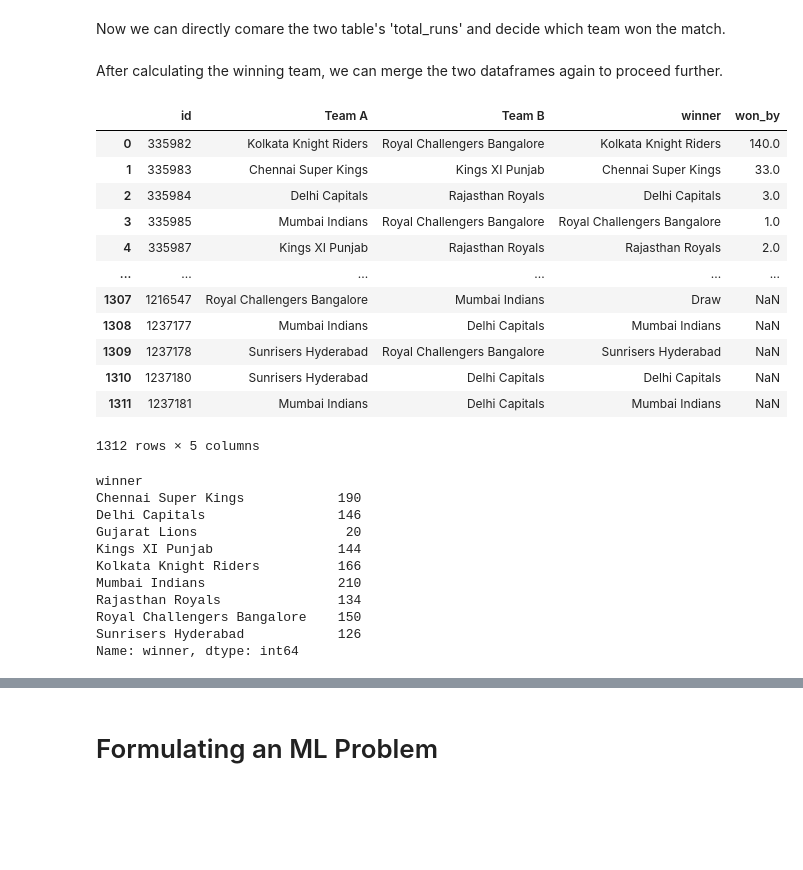
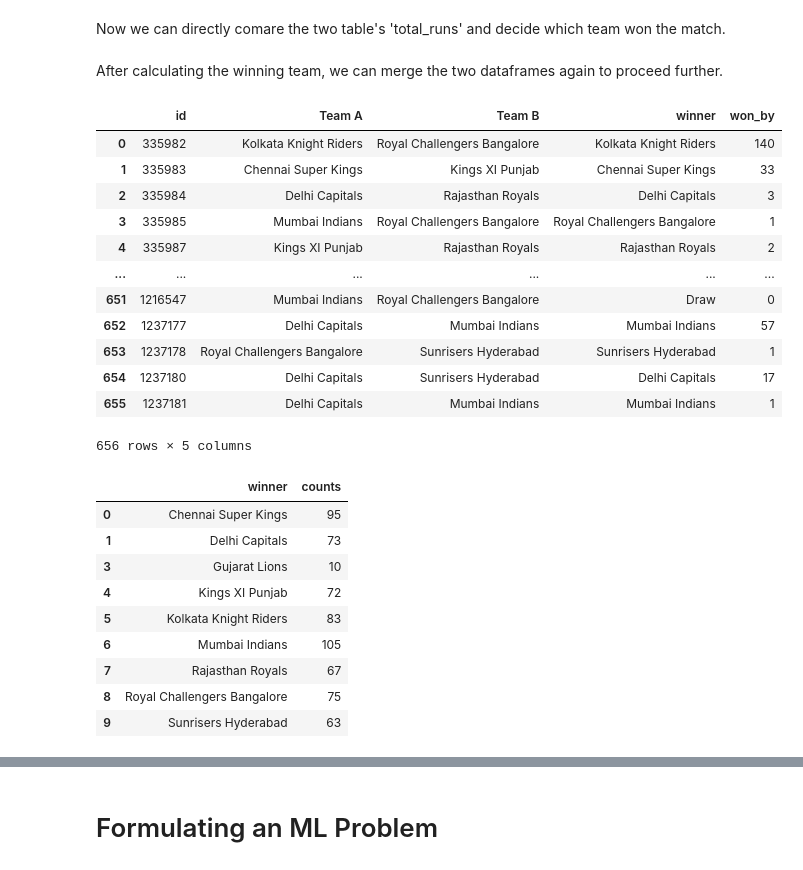
Before and after one commit to Rohanjos97/data-mining-asignments, a Jupyter notebook: IT496_Introduction_to Data_Mining _Lab Assignment_01.ipynb, the cells around one changed output, grey strips where cells are left out. Drawn from its saved outputs; the diff is of its cells as text; code cells hidden in the pictures; blank space fills up the shorter version.

```diff
--- a/IT496_Introduction_to Data_Mining _Lab Assignment_01.ipynb
+++ b/IT496_Introduction_to Data_Mining _Lab Assignment_01.ipynb
@@ -505,7 +614,7 @@ First, we will calclulate the total runs scored by the teams in each matches pla
 <br>
 If we look closely, the data in first 2 rows is having same ids but the position of 'batting_team' and 'bowling_team' is interchanged. This will help us determine which batting team scored how many runs against opposing team.
 # %%
-total_runs_in_match = df.groupby(['id','batting_team','bowling_team']).sum()
+total_runs_in_match = df.groupby(['id','batting_team','bowling_team']).sum().drop('ball', axis=1)
 
 # we don't need the data about over and inningsn, since our calculation is based on total runs scored by a team.
 total_runs_in_match = total_runs_in_match.drop(labels=['inning','over'],axis=1).reset_index()
@@ -567,61 +676,59 @@ Now we can directly comare the two table's 'total_runs' and decide which team wo
 <br><br>
 After calculating the winning team, we can merge the two dataframes again to proceed further.
 # %%
-
 length = len(df1)
 
 for itr in range (0, length):
   # compare ids of both dataframe to check if same teams are facing off each other
   if(df1.loc[itr, 'id'] == df2.loc[itr, 'id']):
     # Team A wins the game
     if(df1.loc[itr, 'total_runs'] > df2.loc[itr, 'total_runs']):
         winner = df1.loc[itr, 'batting_team']
         df1.at[itr, 'winner'] = winner
         df2.at[itr, 'winner'] = winner
     # Team B wins the game
     elif(df1.loc[itr, 'total_runs'] < df2.loc[itr, 'total_runs']):
         winner = df2.loc[itr, 'batting_team']
         df2.at[itr, 'winner'] = winner
         df1.at[itr, 'winner'] = winner
 
     else:
         df1.at[itr, 'winner'] = 'Draw'
         df2.at[itr, 'winner'] = 'Draw'
 
 # merging the two tables again
-winner_team_data = pd.merge(df1, df2, how= 'outer')
+winner_team_data = pd.merge(df1, df2, how= 'left')
 winner_team_data['won_by']= abs(df1['total_runs']-df2['total_runs'])
 
-winner_team_data = winner_team_data.drop(labels=['ball', 'batsman_runs', 'extra_runs', 'total_runs', 'non_boundary', 'is_wicket'], axis=1).drop('index',axis=1)
+winner_team_data = winner_team_data.drop(labels=['batsman_runs', 'extra_runs', 'total_runs', 'non_boundary', 'is_wicket'], axis=1).drop('index',axis=1)
 winner_team_data = winner_team_data.rename(columns={'batting_team': 'Team A', 'bowling_team': 'Team B'})
 winner_team_data
 # %% [output]
 |  | id | Team A | Team B | winner | won_by |
-| 0 | 335982 | Kolkata Knight Riders | Royal Challengers Bangalore | Kolkata Knight Riders | 140.0 |
-| 1 | 335983 | Chennai Super Kings | Kings XI Punjab | Chennai Super Kings | 33.0 |
-| 2 | 335984 | Delhi Capitals | Rajasthan Royals | Delhi Capitals | 3.0 |
-| 3 | 335985 | Mumbai Indians | Royal Challengers Bangalore | Royal Challengers Bangalore | 1.0 |
-| 4 | 335987 | Kings XI Punjab | Rajasthan Royals | Rajasthan Royals | 2.0 |
+| 0 | 335982 | Kolkata Knight Riders | Royal Challengers Bangalore | Kolkata Knight Riders | 140 |
+| 1 | 335983 | Chennai Super Kings | Kings XI Punjab | Chennai Super Kings | 33 |
+| 2 | 335984 | Delhi Capitals | Rajasthan Royals | Delhi Capitals | 3 |
+| 3 | 335985 | Mumbai Indians | Royal Challengers Bangalore | Royal Challengers Bangalore | 1 |
+| 4 | 335987 | Kings XI Punjab | Rajasthan Royals | Rajasthan Royals | 2 |
 | ... | ... | ... | ... | ... | ... |
-| 1307 | 1216547 | Royal Challengers Bangalore | Mumbai Indians | Draw | NaN |
-| 1308 | 1237177 | Mumbai Indians | Delhi Capitals | Mumbai Indians | NaN |
-| 1309 | 1237178 | Sunrisers Hyderabad | Royal Challengers Bangalore | Sunrisers Hyderabad | NaN |
-| 1310 | 1237180 | Sunrisers Hyderabad | Delhi Capitals | Delhi Capitals | NaN |
-| 1311 | 1237181 | Mumbai Indians | Delhi Capitals | Mumbai Indians | NaN |
+| 651 | 1216547 | Mumbai Indians | Royal Challengers Bangalore | Draw | 0 |
+| 652 | 1237177 | Delhi Capitals | Mumbai Indians | Mumbai Indians | 57 |
+| 653 | 1237178 | Royal Challengers Bangalore | Sunrisers Hyderabad | Sunrisers Hyderabad | 1 |
+| 654 | 1237180 | Delhi Capitals | Sunrisers Hyderabad | Delhi Capitals | 17 |
+| 655 | 1237181 | Delhi Capitals | Mumbai Indians | Mumbai Indians | 1 |
-1312 rows × 5 columns
+656 rows × 5 columns
 # %%
-most_winning_teams = winner_team_data.groupby(['winner'])['winner'].count()
-most_winning_teams = most_winning_teams.drop('Draw')
+most_winning_teams = winner_team_data.groupby(['winner'])['winner'].count().reset_index(name='counts')
+most_winning_teams = most_winning_teams.drop(labels=2, axis=0)
 most_winning_teams
 # %% [output]
-winner
-Chennai Super Kings            190
-Delhi Capitals                 146
-Gujarat Lions                   20
-Kings XI Punjab                144
-Kolkata Knight Riders          166
-Mumbai Indians                 210
-Rajasthan Royals               134
-Royal Challengers Bangalore    150
-Sunrisers Hyderabad            126
-Name: winner, dtype: int64
+|  | winner | counts |
+| 0 | Chennai Super Kings | 95 |
+| 1 | Delhi Capitals | 73 |
+| 3 | Gujarat Lions | 10 |
+| 4 | Kings XI Punjab | 72 |
+| 5 | Kolkata Knight Riders | 83 |
+| 6 | Mumbai Indians | 105 |
+| 7 | Rajasthan Royals | 67 |
+| 8 | Royal Challengers Bangalore | 75 |
+| 9 | Sunrisers Hyderabad | 63 |
```
Also changed, not shown: parts of 22 cells of this notebook.
